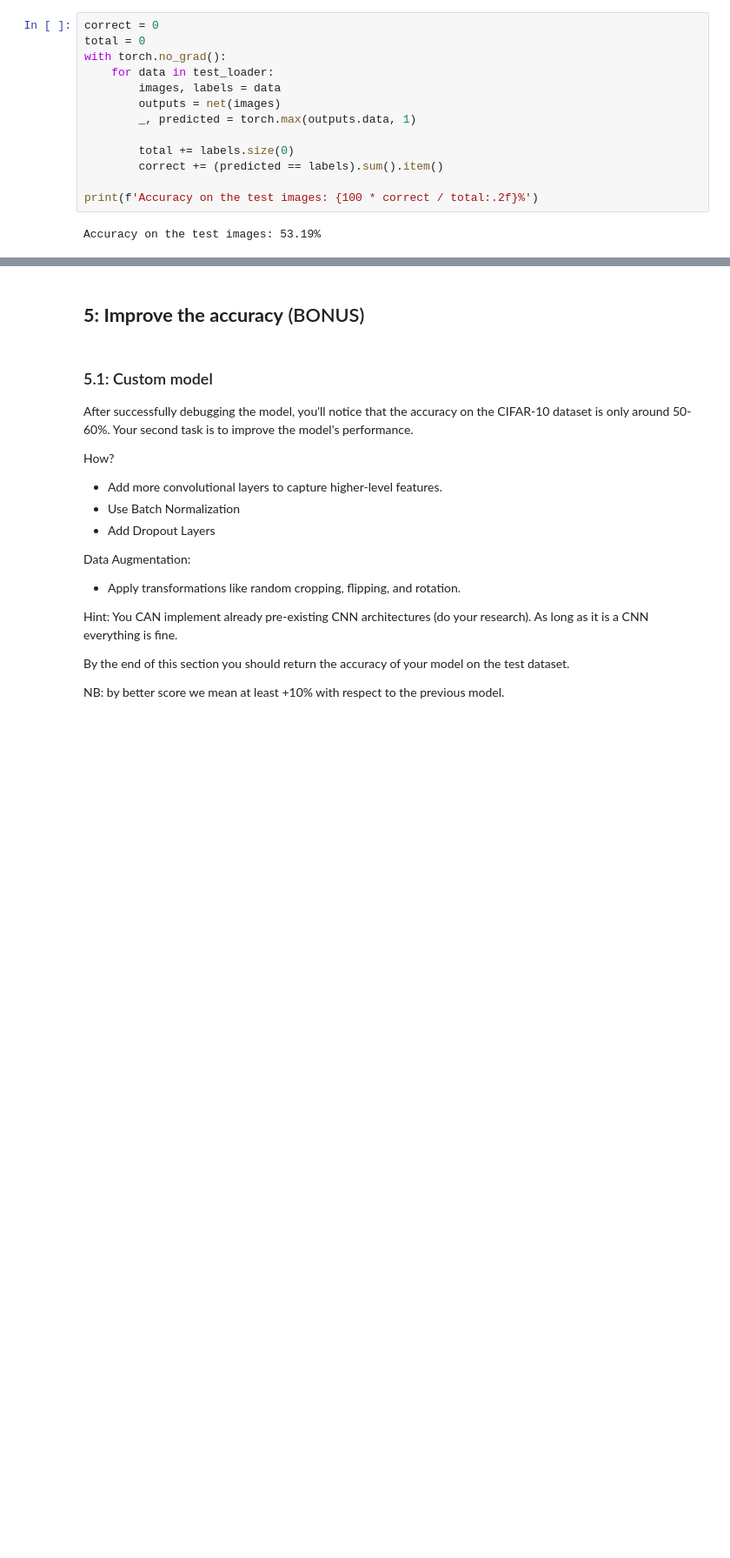
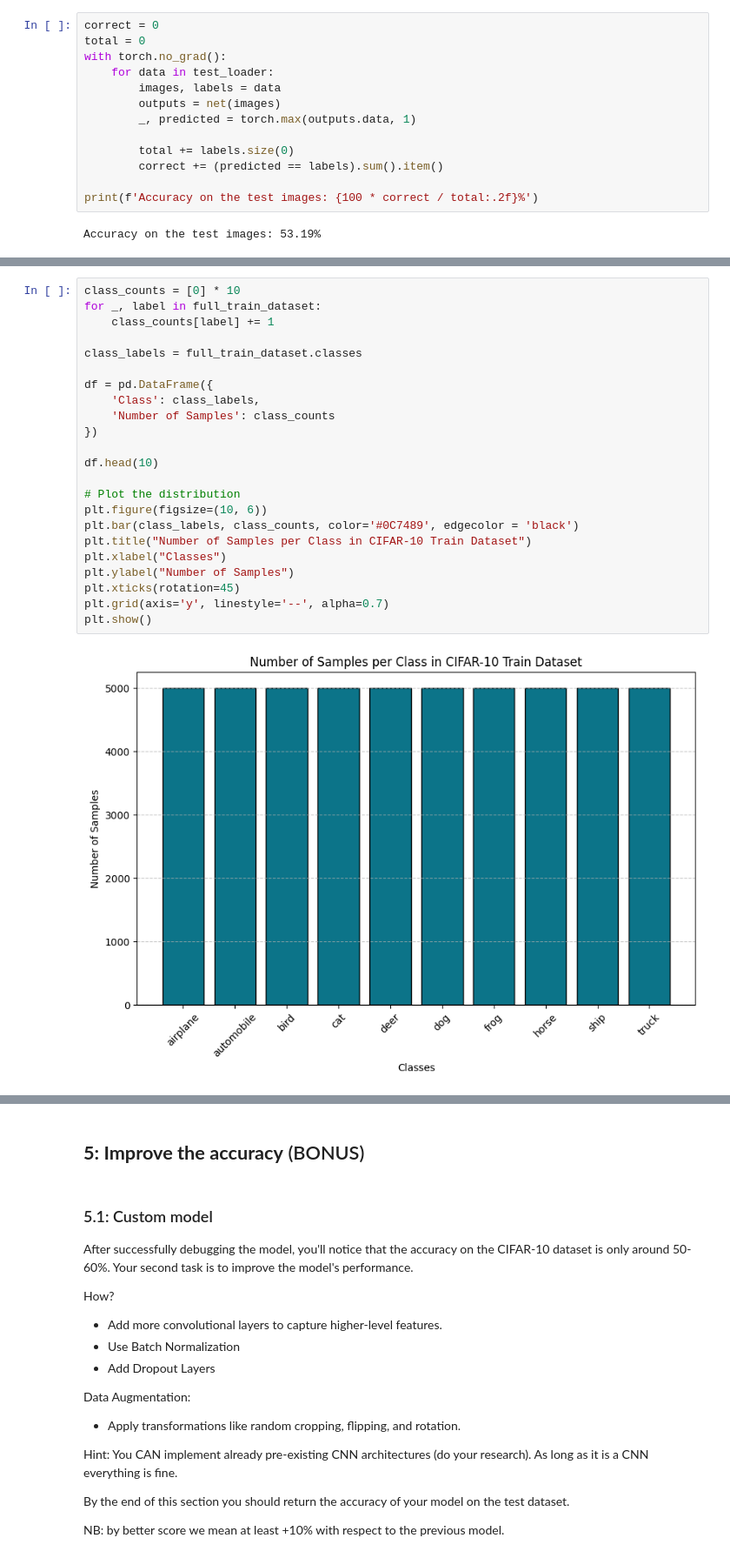
Before and after one commit to delgiudice1967219/HW2_FDS, a Jupyter notebook: HW2.ipynb, the cells around one changed output, grey strips where cells are left out. Shown at 87% size. Cells and saved outputs as stored; diff of their text form; blank space fills up the shorter version.

```diff
--- a/HW2.ipynb
+++ b/HW2.ipynb
@@ -1580,2 +1611,27 @@ TODO (COMPLETE)
 
 -------------------------------------------------------
+# %%
+class_counts = [0] * 10
+for _, label in full_train_dataset:
+    class_counts[label] += 1
+
+class_labels = full_train_dataset.classes
+
+df = pd.DataFrame({
+    'Class': class_labels,
+    'Number of Samples': class_counts
+})
+
+df.head(10)
+
+# Plot the distribution
+plt.figure(figsize=(10, 6))
+plt.bar(class_labels, class_counts, color='#0C7489', edgecolor = 'black')
+plt.title("Number of Samples per Class in CIFAR-10 Train Dataset")
+plt.xlabel("Classes")
+plt.ylabel("Number of Samples")
+plt.xticks(rotation=45)
+plt.grid(axis='y', linestyle='--', alpha=0.7)
+plt.show()
+# %% [output]
+[figure, added]
```
Also changed, not shown: parts of 14 cells of this notebook, 1 other file.
